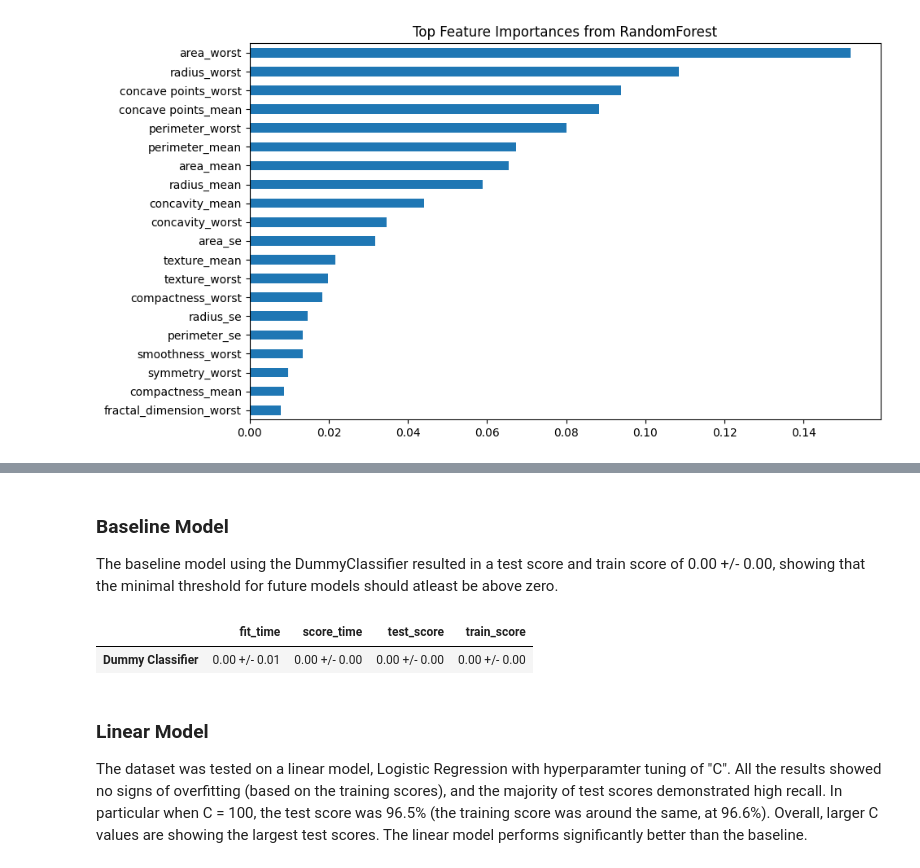
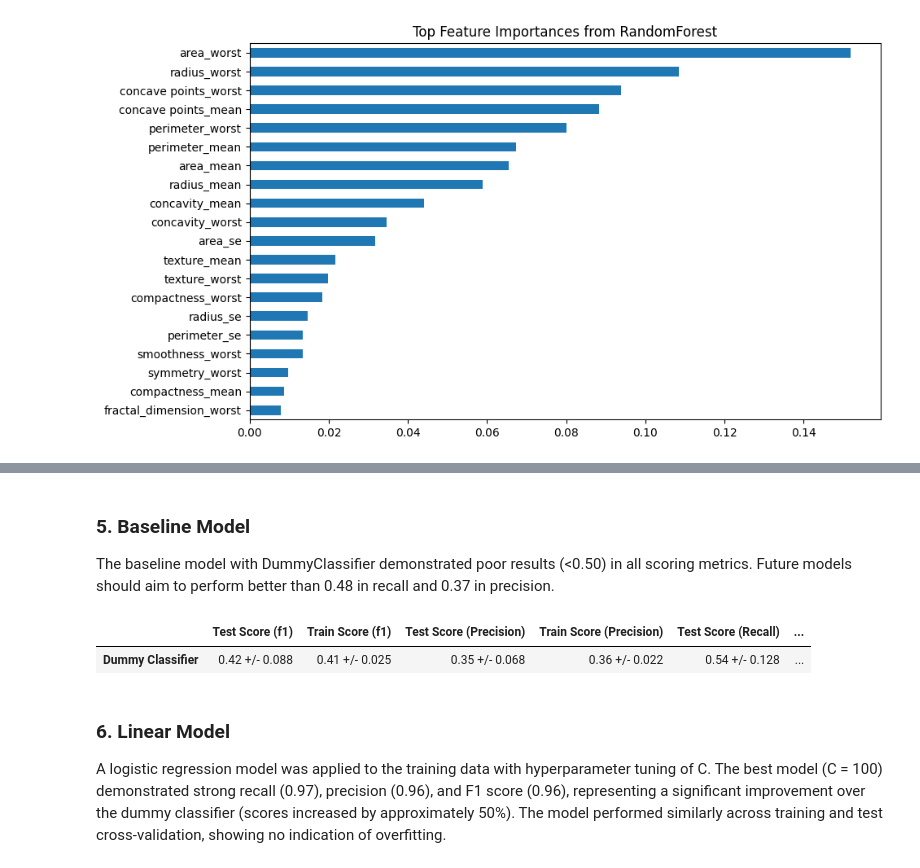
Before and after one commit to nb488/Breast-Cancer-Diagnosis-Project, a Jupyter notebook: main.ipynb, the cells around one changed output, grey strips where cells are left out. Drawn from its saved outputs; the diff is of its cells as text; code cells hidden in the pictures.

```diff
--- a/main.ipynb
+++ b/main.ipynb
@@ -270,22 +245,24 @@ preprocessor = make_column_transformer(
 # %%
 # Function to calculate the mean values of score data
-def mean_std_cross_val_scores(model, X_train, y_train, scoring = 'recall', cv = 10, **kwargs):
+def mean_std_cross_val_scores(model, X_train, y_train, **kwargs):
 
     '''Input model, training features (X) and target features (y)'''
-    '''Calculates mean and std of each score (recall)'''
+    '''Calculates mean and std of each score (recall, f1, precision)'''
     '''Outputs a series containing these results'''
 
-    scores = cross_validate(model, X_train, y_train,
-                   return_train_score= True, scoring = scoring, cv = cv,
-                   **kwargs)
+    scr = cross_validate(model, X_train, y_train, cv=10, return_train_score=True, scoring=("f1", "precision", "recall"), **kwargs)
 
-    scores_mean = pd.DataFrame(scores).mean()
-    scores_std = pd.DataFrame(scores).std()
-    output = []
+    result = {}
 
-    for n in range(len(scores_mean)):
-        output.append(f"{scores_mean.iloc[n]:.2f} +/- {scores_std.iloc[n]:.2f}")
+    result = {
+        "Test Score (f1)" : f"{scr['test_f1'].mean():.2f} +/- {scr['test_f1'].std():.3f}",
+        "Train Score (f1)" : f"{scr['train_f1'].mean():.2f} +/- {scr['train_f1'].std():.3f}",
 
-    return pd.Series(data = output, index = scores_mean.index)
+        "Test Score (Precision)" : f"{scr['test_precision'].mean():.2f} +/- {scr['test_precision'].std():.3f}",
+        "Train Score (Precision)" : f"{scr['train_precision'].mean():.2f} +/- {scr['train_precision'].std():.3f}",
 
-# Adapted code form CPSC 330, University of British Columbia (UBC), (2024)
+        "Test Score (Recall)" : f"{scr['test_recall'].mean():.2f} +/- {scr['test_recall'].std():.3f}",
+        "Train Score (Recall)" : f"{scr['train_recall'].mean():.2f} +/- {scr['train_recall'].std():.3f}"
+    }
+
+    return result
@@ -292,22 +275,22 @@ def mean_std_cross_val_scores(model, X_train, y_train, scoring = 'recall', cv =
 # %% [markdown]
-### Baseline Model
+### **5. Baseline Model**
 
-The baseline model using the DummyClassifier resulted in a test score and train score of 0.00 +/- 0.00, showing that the minimal threshold for future models should atleast be above zero.
+The baseline model with DummyClassifier demonstrated poor results (<0.50) in all scoring metrics. Future models should aim to perform better than 0.48 in recall and 0.37 in precision.
 # %%
 # Create and test Dummy model
-dummy_pipe = make_pipeline(preprocessor, DummyClassifier(strategy = "most_frequent"))
-score = mean_std_cross_val_scores(dummy_pipe, X_train, y_train)
+dummy_pipe = make_pipeline(preprocessor, DummyClassifier(strategy="uniform"))
+dum_score = mean_std_cross_val_scores(dummy_pipe, X_train, y_train)
 # %%
 # Visualize results of Dummy model
-results["Dummy Classifier"] = score
+results["Dummy Classifier"] = dum_score
 pd.DataFrame(results).T
 # %% [output]
-|  | fit_time | score_time | test_score | train_score |
-| Dummy Classifier | 0.00 +/- 0.01 | 0.00 +/- 0.00 | 0.00 +/- 0.00 | 0.00 +/- 0.00 |
+|  | Test Score (f1) | Train Score (f1) | Test Score (Precision) | Train Score (Precision) | Test Score (Recall) | ... |
+| Dummy Classifier | 0.42 +/- 0.088 | 0.41 +/- 0.025 | 0.35 +/- 0.068 | 0.36 +/- 0.022 | 0.54 +/- 0.128 | ... |
 # %% [markdown]
-### Linear Model
+### **6. Linear Model**
 
-The dataset was tested on a linear model, Logistic Regression with hyperparamter tuning of "C". All the results showed no signs of overfitting (based on the training scores), and the majority of test scores demonstrated high recall. In particular when C = 100, the test score was 96.5% (the training score was around the same, at 96.6%). Overall, larger C values are showing the largest test scores. The linear model performs significantly better than the baseline.
+A logistic regression model was applied to the training data with hyperparameter tuning of C. The best model (C = 100) demonstrated strong recall (0.97), precision (0.96), and F1 score (0.96), representing a significant improvement over the dummy classifier (scores increased by approximately 50%). The model performed similarly across training and test cross-validation, showing no indication of overfitting.
 # %%
 # Create dict to hold the results, and the C hyperparamete values
 lr_scores_dict = {
```
Also changed, not shown: parts of 67 cells of this notebook.
